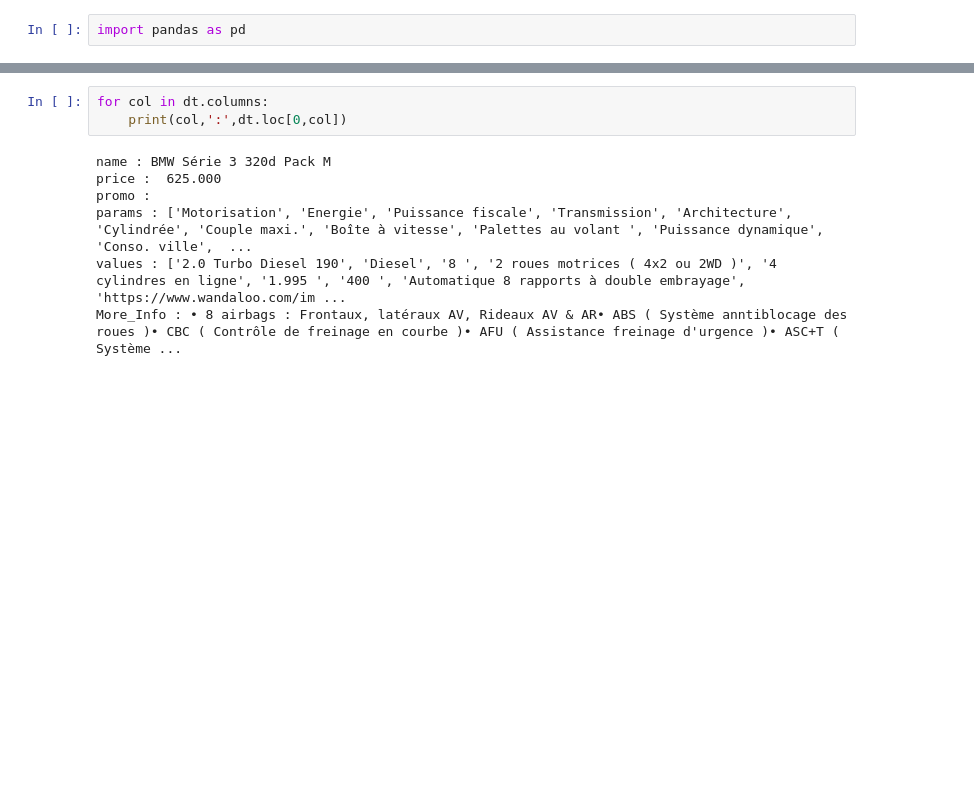
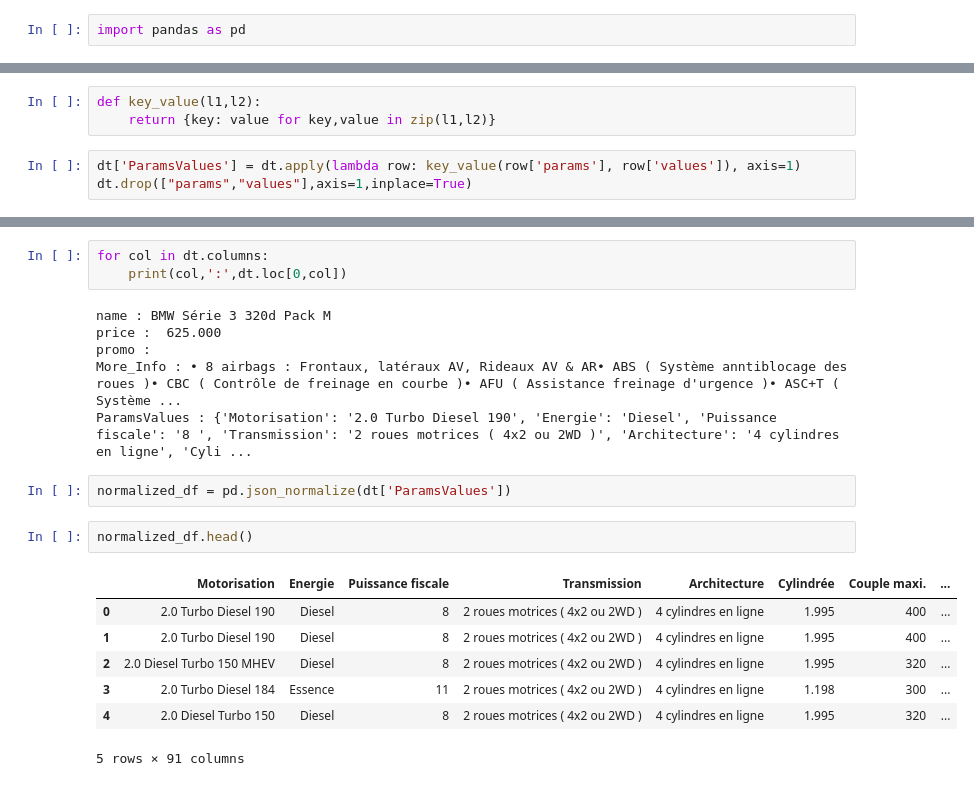
Before and after one commit to Heisenberghj7/Cars-Price-Prediction, a Jupyter notebook: CleanCars.ipynb, the cells around one changed output, grey strips where cells are left out. Drawn from its saved outputs; the diff is of its cells as text; blank space fills up the shorter version.

```diff
--- a/CleanCars.ipynb
+++ b/CleanCars.ipynb
@@ -13,0 +13,6 @@ dt.head()
+# %%
+def key_value(l1,l2):
+    return {key: value for key,value in zip(l1,l2)}
+# %%
+dt['ParamsValues'] = dt.apply(lambda row: key_value(row['params'], row['values']), axis=1)
+dt.drop(["params","values"],axis=1,inplace=True)
@@ -18,6 +32,17 @@ for col in dt.columns:
 name : BMW Série 3 320d Pack M
 price :  625.000
 promo :
-params : ['Motorisation', 'Energie', 'Puissance fiscale', 'Transmission', 'Architecture', 'Cylindrée', 'Couple maxi.', 'Boîte à vitesse', 'Palettes au volant ', 'Puissance dynamique', 'Conso. ville',  ...
-values : ['2.0 Turbo Diesel 190', 'Diesel', '8 ', '2 roues motrices ( 4x2 ou 2WD )', '4 cylindres en ligne', '1.995 ', '400 ', 'Automatique 8 rapports à double embrayage', 'https://www.wandaloo.com/im ...
 More_Info : • 8 airbags : Frontaux, latéraux AV, Rideaux AV & AR• ABS ( Système anntiblocage des roues )• CBC ( Contrôle de freinage en courbe )• AFU ( Assistance freinage d'urgence )• ASC+T ( Système ...
+ParamsValues : {'Motorisation': '2.0 Turbo Diesel 190', 'Energie': 'Diesel', 'Puissance fiscale': '8 ', 'Transmission': '2 roues motrices ( 4x2 ou 2WD )', 'Architecture': '4 cylindres en ligne', 'Cyli ...
+# %%
+normalized_df = pd.json_normalize(dt['ParamsValues'])
+# %%
+normalized_df.head()
+# %% [output]
+|  | Motorisation | Energie | Puissance fiscale | Transmission | Architecture | Cylindrée | Couple maxi. | ... |
+| 0 | 2.0 Turbo Diesel 190 | Diesel | 8 | 2 roues motrices ( 4x2 ou 2WD ) | 4 cylindres en ligne | 1.995 | 400 | ... |
+| 1 | 2.0 Turbo Diesel 190 | Diesel | 8 | 2 roues motrices ( 4x2 ou 2WD ) | 4 cylindres en ligne | 1.995 | 400 | ... |
+| 2 | 2.0 Diesel Turbo 150 MHEV | Diesel | 8 | 2 roues motrices ( 4x2 ou 2WD ) | 4 cylindres en ligne | 1.995 | 320 | ... |
+| 3 | 2.0 Turbo Diesel 184 | Essence | 11 | 2 roues motrices ( 4x2 ou 2WD ) | 4 cylindres en ligne | 1.198 | 300 | ... |
+| 4 | 2.0 Diesel Turbo 150 | Diesel | 8 | 2 roues motrices ( 4x2 ou 2WD ) | 4 cylindres en ligne | 1.995 | 320 | ... |
+5 rows × 91 columns
```
Also changed, not shown: parts of 7 cells of this notebook.
